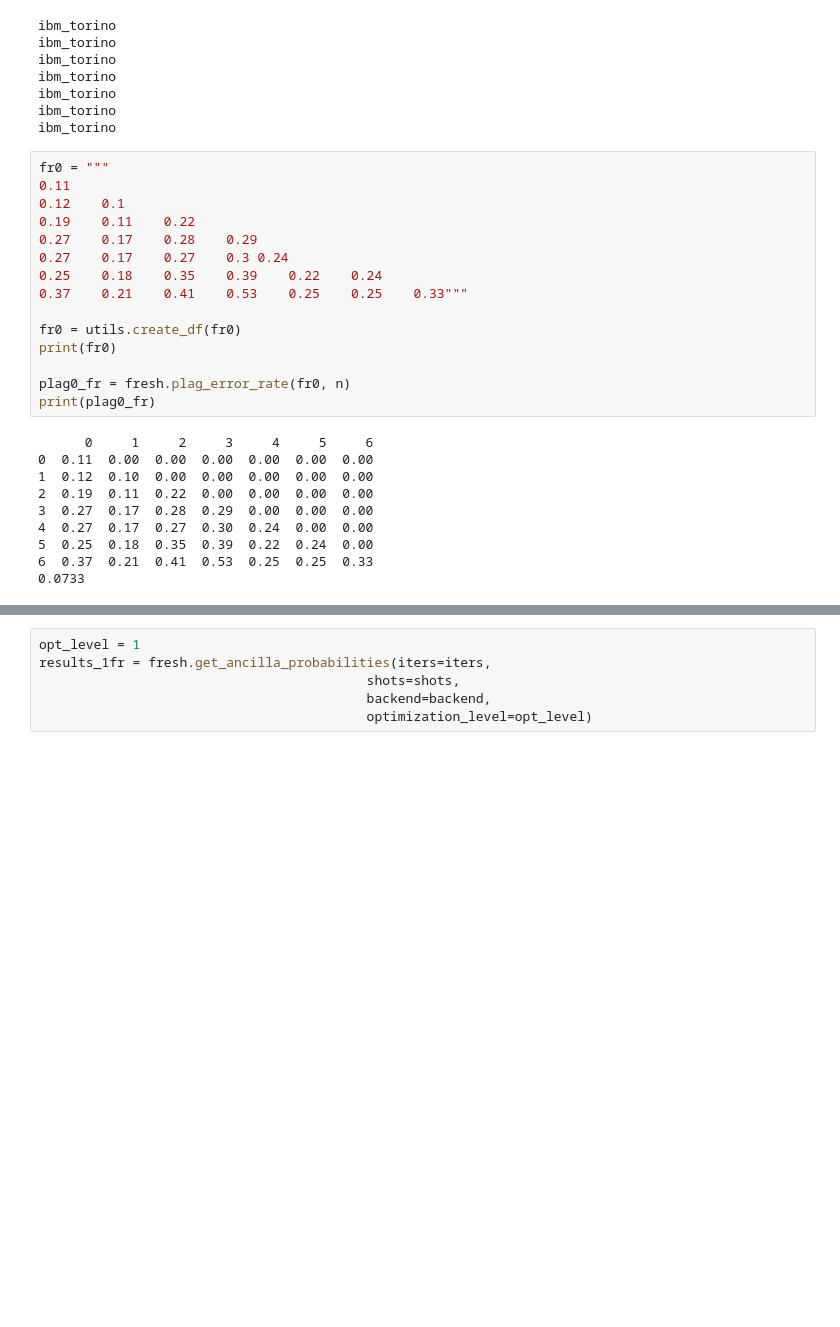
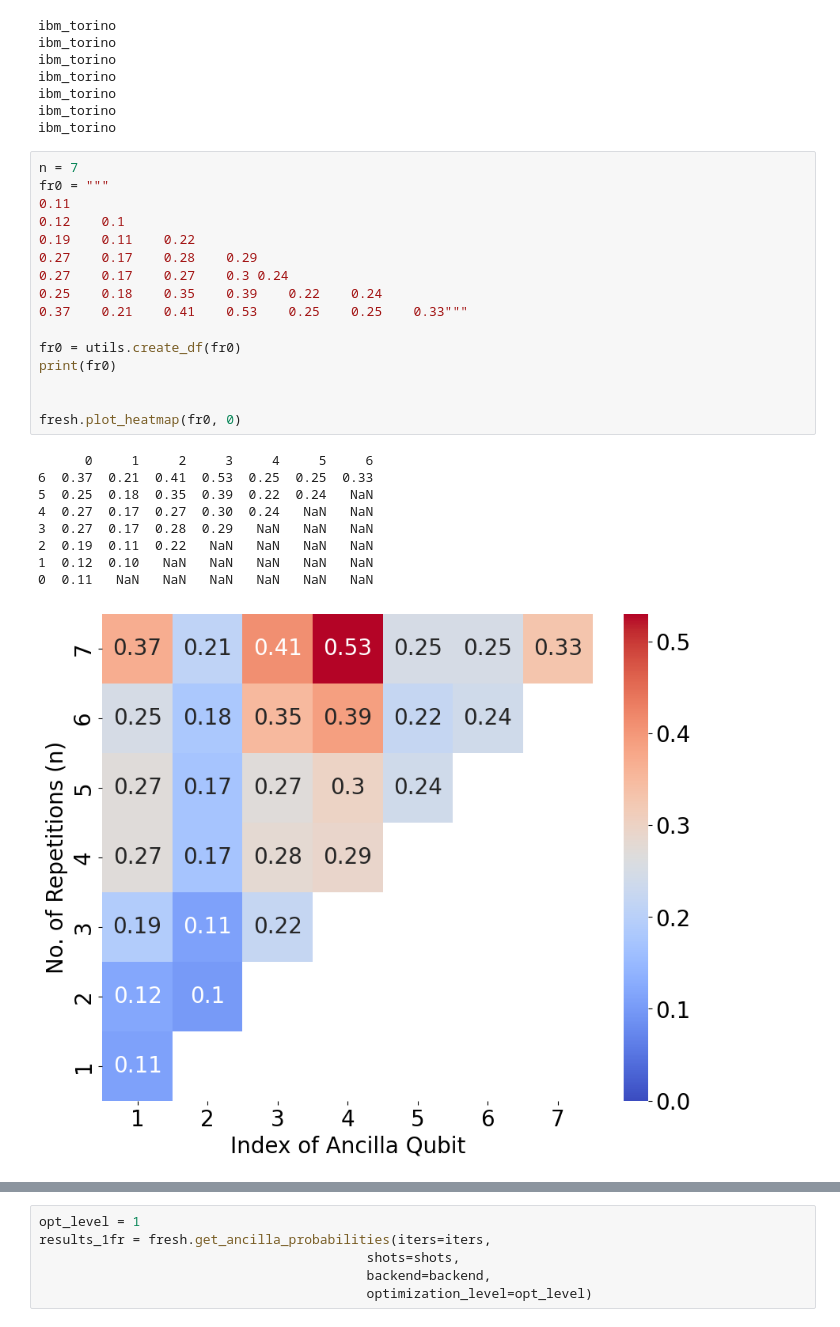
Before and after one commit to huyenemma/qt-native-gate-optimization, a Jupyter notebook: ibm_experiment.ipynb, the cells around one changed output, grey strips where cells are left out. Saved outputs shown, nothing was run; the diff lists cells and outputs as text; blank space fills up the shorter version.

```diff
--- a/ibm_experiment.ipynb
+++ b/ibm_experiment.ipynb
@@ -49,30 +46,31 @@ ibm_torino
 ibm_torino
 ibm_torino
 # %%
+n = 7
 fr0 = """
 0.11
 0.12	0.1
 0.19	0.11	0.22
 0.27	0.17	0.28	0.29
 0.27	0.17	0.27	0.3	0.24
 0.25	0.18	0.35	0.39	0.22	0.24
 0.37	0.21	0.41	0.53	0.25	0.25	0.33"""
 
 fr0 = utils.create_df(fr0)
 print(fr0)
 
-plag0_fr = fresh.plag_error_rate(fr0, n)
-print(plag0_fr)
+
+fresh.plot_heatmap(fr0, 0)
 # %% [output]
       0     1     2     3     4     5     6
-0  0.11  0.00  0.00  0.00  0.00  0.00  0.00
-1  0.12  0.10  0.00  0.00  0.00  0.00  0.00
-2  0.19  0.11  0.22  0.00  0.00  0.00  0.00
-3  0.27  0.17  0.28  0.29  0.00  0.00  0.00
-4  0.27  0.17  0.27  0.30  0.24  0.00  0.00
-5  0.25  0.18  0.35  0.39  0.22  0.24  0.00
 6  0.37  0.21  0.41  0.53  0.25  0.25  0.33
-0.0733
+5  0.25  0.18  0.35  0.39  0.22  0.24   NaN
+4  0.27  0.17  0.27  0.30  0.24   NaN   NaN
+3  0.27  0.17  0.28  0.29   NaN   NaN   NaN
+2  0.19  0.11  0.22   NaN   NaN   NaN   NaN
+1  0.12  0.10   NaN   NaN   NaN   NaN   NaN
+0  0.11   NaN   NaN   NaN   NaN   NaN   NaN
+[figure, added]
 # %%
 fresh.plot_heatmap(results_0fr, 0)
 
```
Also changed, not shown: parts of 5 cells of this notebook, 18 other files.
